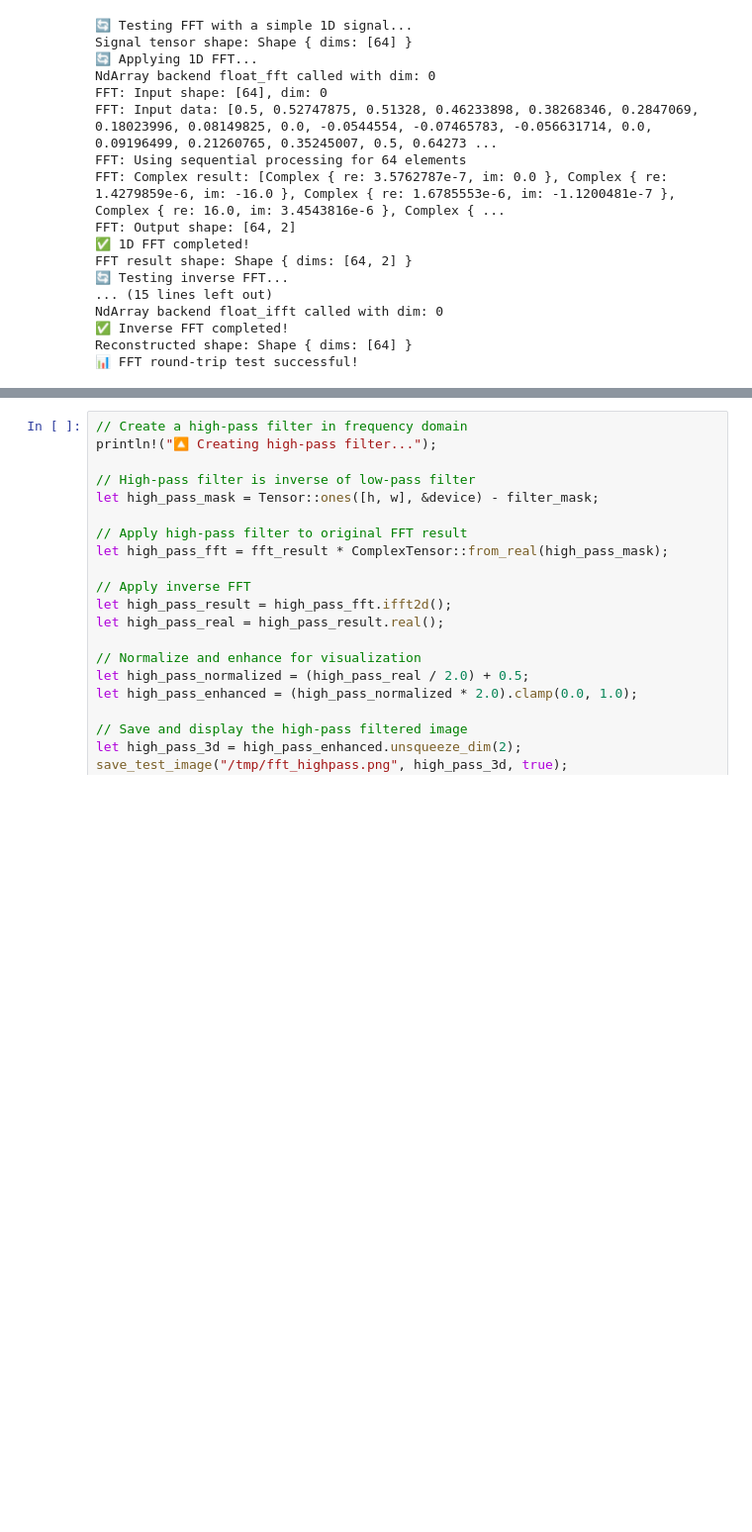
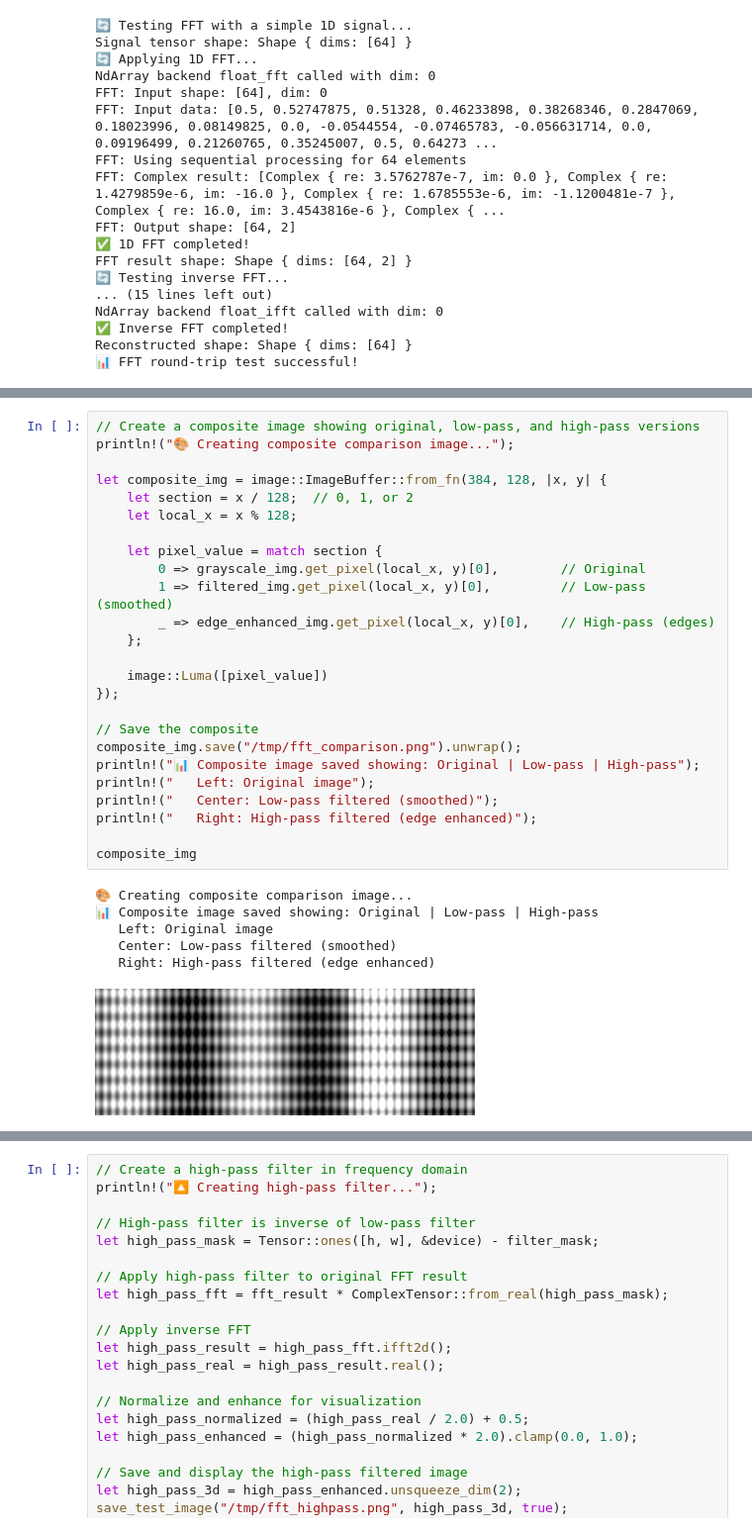
Before and after one commit to springyworks/burnko, a Jupyter notebook: examples/notebook/fft-image-processing.ipynb, the cells around one changed output, grey strips where cells are left out. Shown: that part at 99% size. Drawn from its saved outputs; the diff is of its cells as text; blank space fills up the shorter version.

```diff
--- a/examples/notebook/fft-image-processing.ipynb
+++ b/examples/notebook/fft-image-processing.ipynb
@@ -143,0 +278,32 @@ println!("? Frequency filtering demonstration complete!");
+# %%
+// Create a composite image showing original, low-pass, and high-pass versions
+println!("🎨 Creating composite comparison image...");
+
+let composite_img = image::ImageBuffer::from_fn(384, 128, |x, y| {
+    let section = x / 128;  // 0, 1, or 2
+    let local_x = x % 128;
+
+    let pixel_value = match section {
+        0 => grayscale_img.get_pixel(local_x, y)[0],        // Original
+        1 => filtered_img.get_pixel(local_x, y)[0],         // Low-pass (smoothed)
+        _ => edge_enhanced_img.get_pixel(local_x, y)[0],    // High-pass (edges)
+    };
+
+    image::Luma([pixel_value])
+});
+
+// Save the composite
+composite_img.save("/tmp/fft_comparison.png").unwrap();
+println!("📊 Composite image saved showing: Original | Low-pass | High-pass");
+println!("   Left: Original image");
+println!("   Center: Low-pass filtered (smoothed)");
+println!("   Right: High-pass filtered (edge enhanced)");
+
+composite_img
+# %% [output]
+🎨 Creating composite comparison image...
+📊 Composite image saved showing: Original | Low-pass | High-pass
+   Left: Original image
+   Center: Low-pass filtered (smoothed)
+   Right: High-pass filtered (edge enhanced)
+[figure, added]
```
Also changed, not shown: parts of 6 cells of this notebook, 6 other files.
